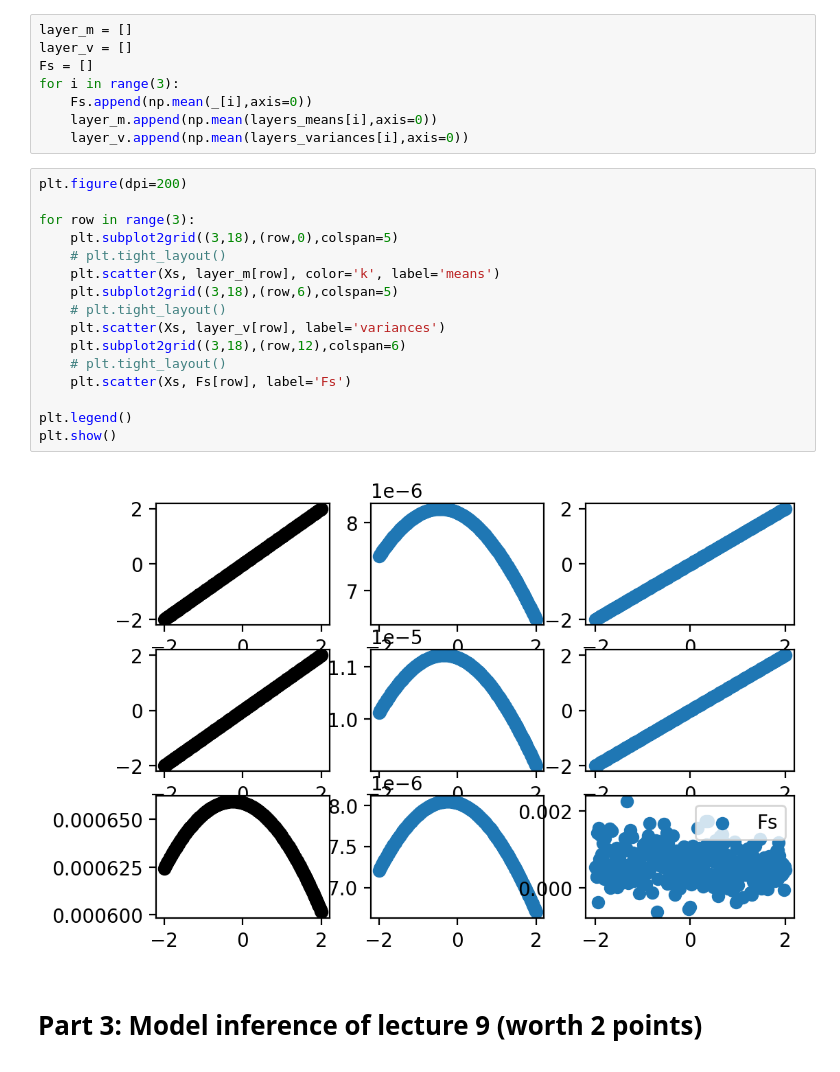
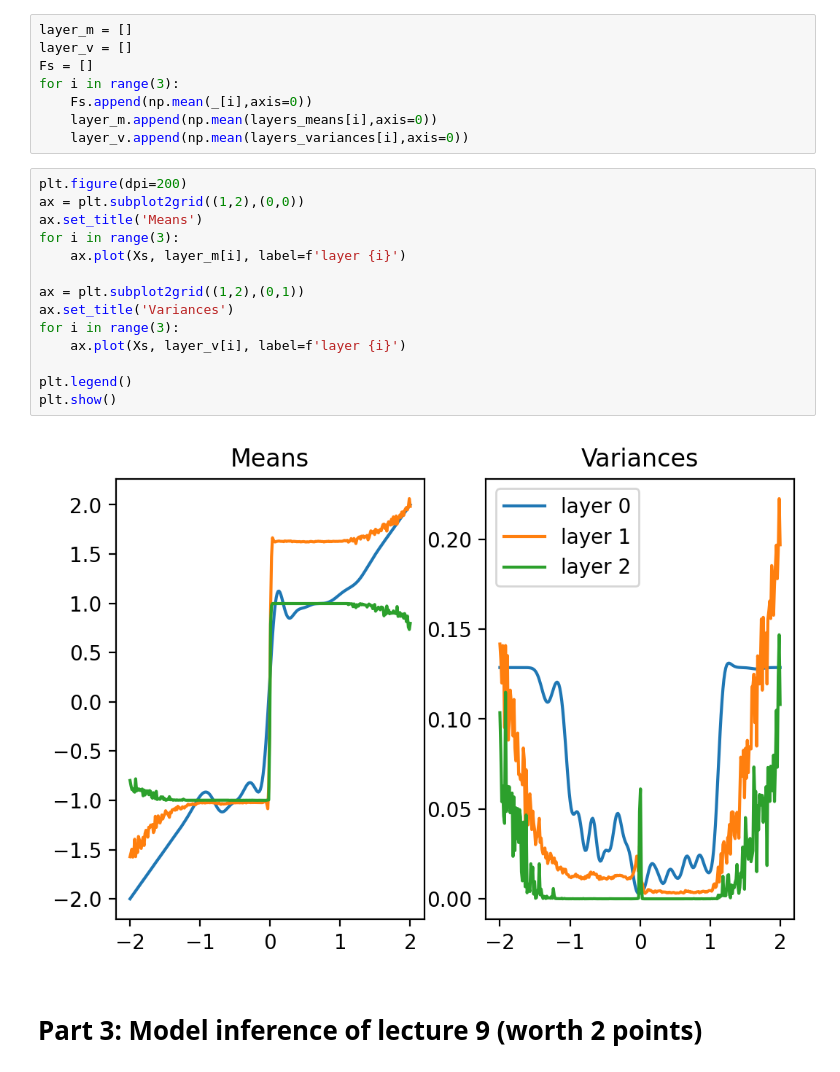
Before and after one commit to talayeha/gaussian-process, a Jupyter notebook: lab5/lab5.ipynb, the cells around one changed output. Drawn from its saved outputs; the diff is of its cells as text.

```diff
--- a/lab5/lab5.ipynb
+++ b/lab5/lab5.ipynb
@@ -339,24 +336,22 @@ for i in range(3):
     Fs.append(np.mean(_[i],axis=0))
     layer_m.append(np.mean(layers_means[i],axis=0))
     layer_v.append(np.mean(layers_variances[i],axis=0))
-# %%
-plt.figure(dpi=200)
-
-for row in range(3):
-    plt.subplot2grid((3,18),(row,0),colspan=5)
-    # plt.tight_layout()
-    plt.scatter(Xs, layer_m[row], color='k', label='means')
-    plt.subplot2grid((3,18),(row,6),colspan=5)
-    # plt.tight_layout()
-    plt.scatter(Xs, layer_v[row], label='variances')
-    plt.subplot2grid((3,18),(row,12),colspan=6)
-    # plt.tight_layout()
-    plt.scatter(Xs, Fs[row], label='Fs')
-
-plt.legend()
-plt.show()
-# %% [output]
-[figure, removed]
+# %%
+plt.figure(dpi=200)
+ax = plt.subplot2grid((1,2),(0,0))
+ax.set_title('Means')
+for i in range(3):
+    ax.plot(Xs, layer_m[i], label=f'layer {i}')
+
+ax = plt.subplot2grid((1,2),(0,1))
+ax.set_title('Variances')
+for i in range(3):
+    ax.plot(Xs, layer_v[i], label=f'layer {i}')
+
+plt.legend()
+plt.show()
+# %% [output]
+[figure, added]
 # %% [markdown]
 # Part 3: Model inference of lecture 9 (worth 2 points)
 # %% [markdown]
```
Also changed, not shown: parts of 25 cells of this notebook, 6 other files.
